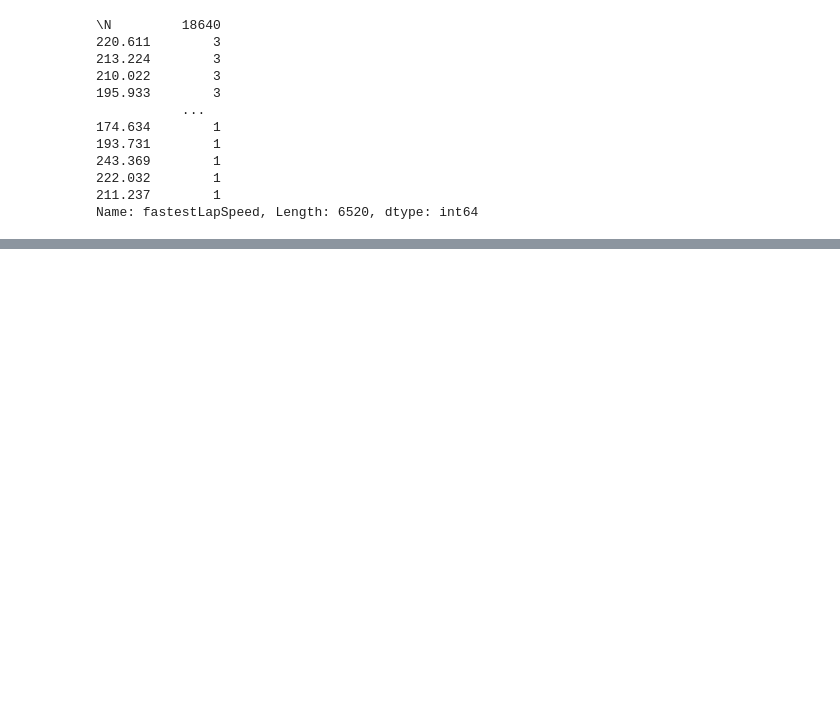
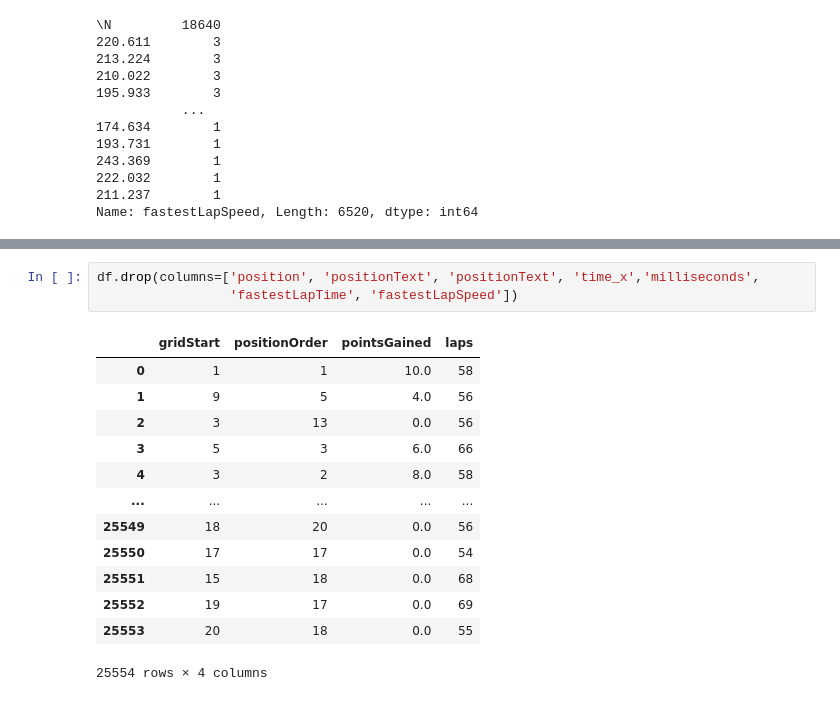
Before and after one commit to mariuscaptari/machine-learning-coursework, a Jupyter notebook: notebooks/processing.ipynb, the cells around one changed output, grey strips where cells are left out. Cells and saved outputs as stored; diff of their text form; blank space fills up the shorter version.

```diff
--- a/notebooks/processing.ipynb
+++ b/notebooks/processing.ipynb
@@ -208,3 +186,20 @@ df.sample(5)
 | 17757 | 19 | \N | R | 17 | 0.0 | 20 | \N | \N | ... |
 | 21196 | 4 | 31 | 31 | 31 | 0.0 | 42 | \N | \N | ... |
 | 18638 | 7 | 2 | 2 | 2 | 6.0 | 60 | +1:58.6 | 8859500 | ... |
+# %%
+df.drop(columns=['position', 'positionText', 'positionText', 'time_x','milliseconds',
+                 'fastestLapTime', 'fastestLapSpeed'])
+# %% [output]
+|  | gridStart | positionOrder | pointsGained | laps |
+| 0 | 1 | 1 | 10.0 | 58 |
+| 1 | 9 | 5 | 4.0 | 56 |
+| 2 | 3 | 13 | 0.0 | 56 |
+| 3 | 5 | 3 | 6.0 | 66 |
+| 4 | 3 | 2 | 8.0 | 58 |
+| ... | ... | ... | ... | ... |
+| 25549 | 18 | 20 | 0.0 | 56 |
+| 25550 | 17 | 17 | 0.0 | 54 |
+| 25551 | 15 | 18 | 0.0 | 68 |
+| 25552 | 19 | 17 | 0.0 | 69 |
+| 25553 | 20 | 18 | 0.0 | 55 |
+25554 rows × 4 columns
```
Also changed, not shown: parts of 10 cells of this notebook.
